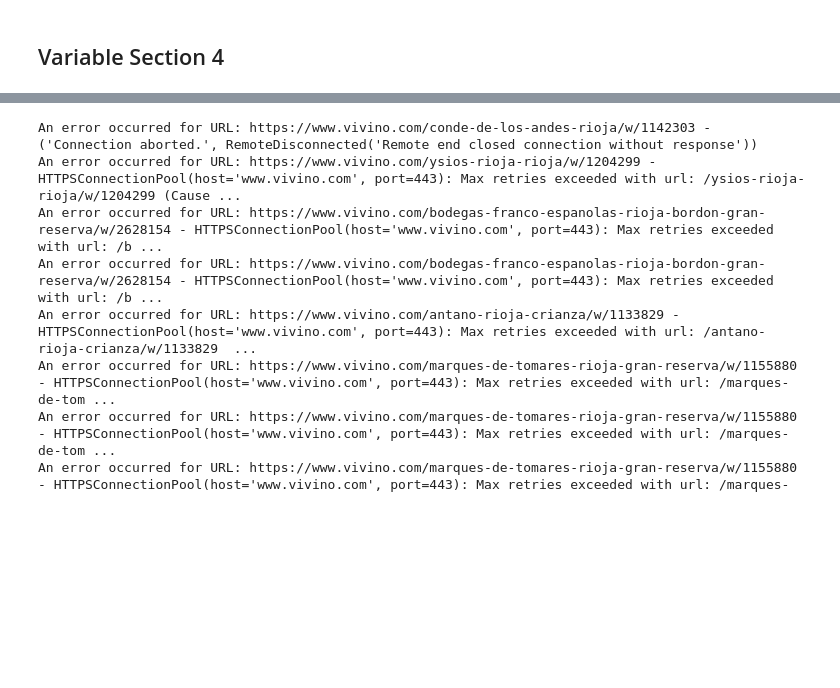
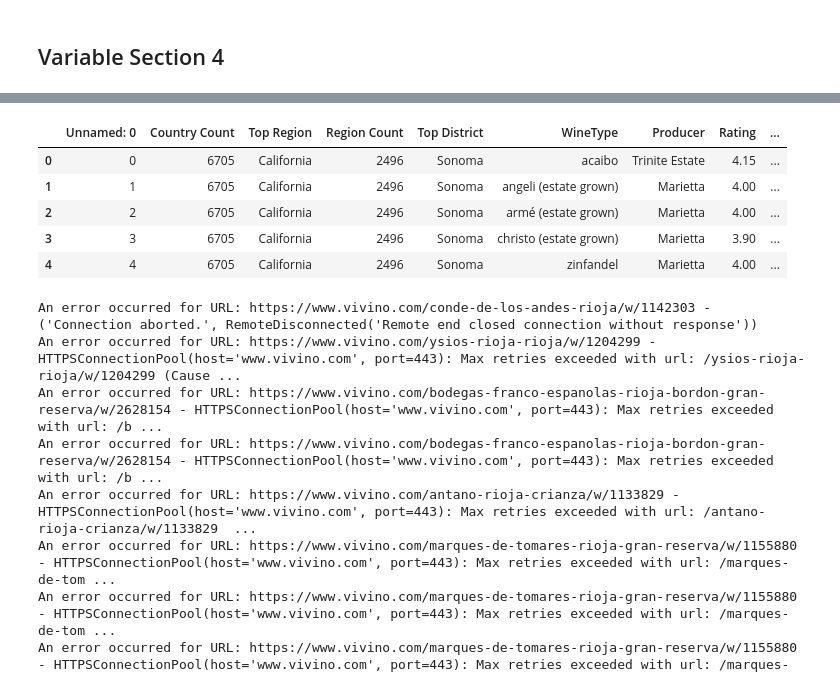
Before and after one commit to willhall2001/BreakinBadCode, a Jupyter notebook: 03_Training_Dataset.ipynb, the cells around one changed output, grey strips where cells are left out. Cells and saved outputs as stored; diff of their text form; code cells hidden in the pictures; blank space fills up the shorter version.

```diff
--- a/03_Training_Dataset.ipynb
+++ b/03_Training_Dataset.ipynb
@@ -333 +401,10 @@ FINAL_training_data_Model1_FINAL.to_csv(os.path.join(final_df_file_path, 'FINAL_
+# %%
+FINAL_wine_df_filtered_All_Bottles_FINAL.head()
+# %% [output]
+|  | Unnamed: 0 | Country Count | Top Region | Region Count | Top District | WineType | Producer | Rating | ... |
+| 0 | 0 | 6705 | California | 2496 | Sonoma | acaibo | Trinite Estate | 4.15 | ... |
+| 1 | 1 | 6705 | California | 2496 | Sonoma | angeli (estate grown) | Marietta | 4.00 | ... |
+| 2 | 2 | 6705 | California | 2496 | Sonoma | armé (estate grown) | Marietta | 4.00 | ... |
+| 3 | 3 | 6705 | California | 2496 | Sonoma | christo (estate grown) | Marietta | 3.90 | ... |
+| 4 | 4 | 6705 | California | 2496 | Sonoma | zinfandel | Marietta | 4.00 | ... |
 # %%
```
Also changed, not shown: parts of 12 cells of this notebook, 1 other file.
